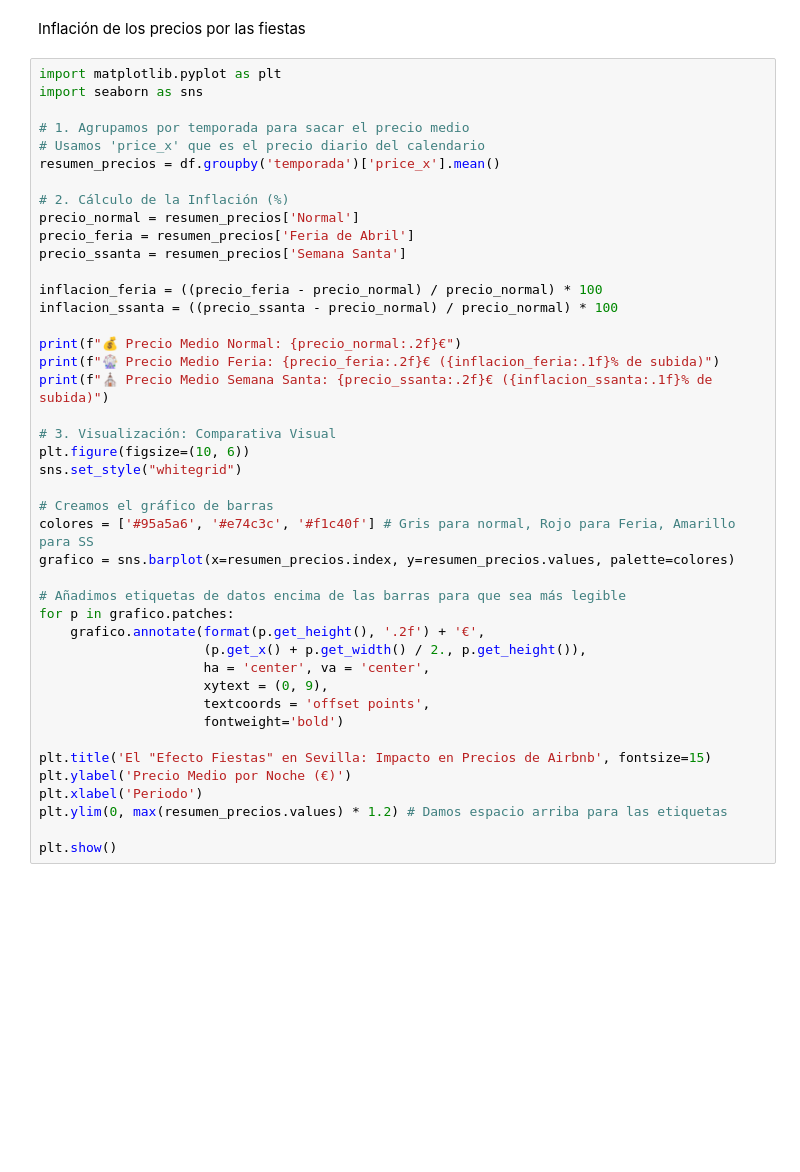
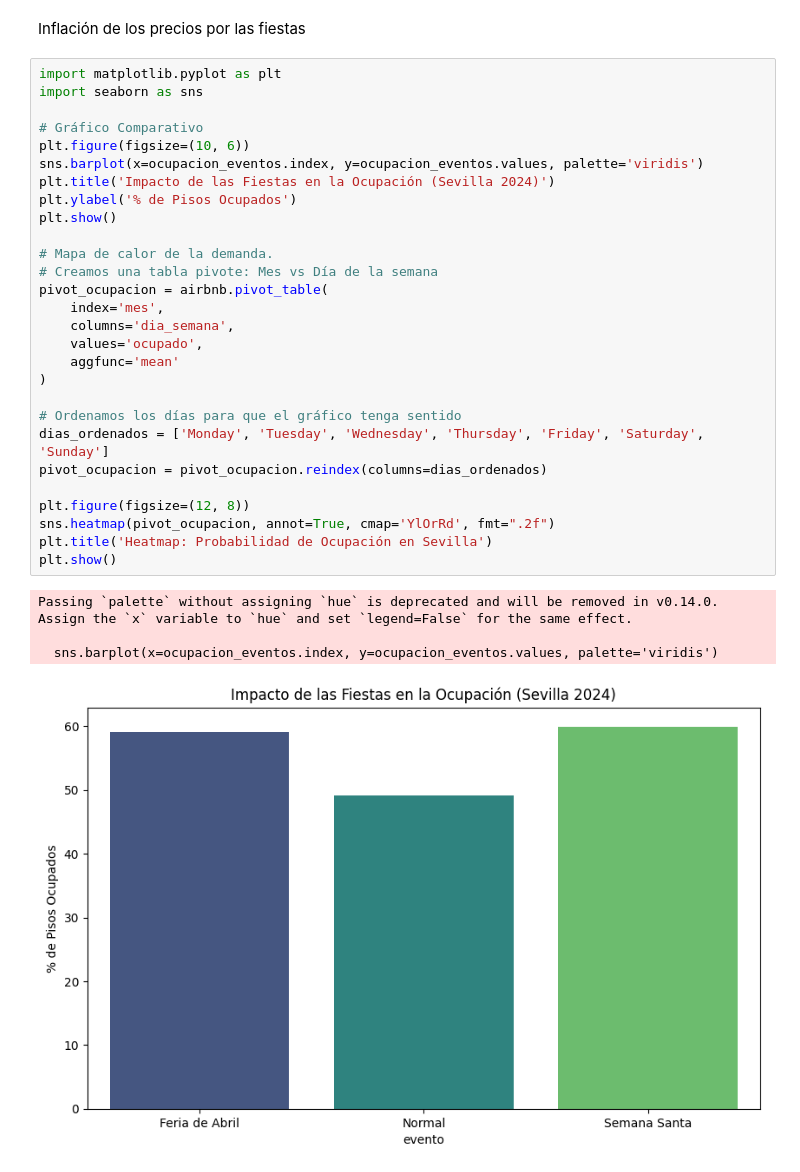
Before and after one commit to Curro14/Trabajo-Inteligencia-Artificial, a Jupyter notebook: notebooks/03_analisis_eventos.ipynb, the cells around one changed output. Drawn from its saved outputs; the diff is of its cells as text; blank space fills up the shorter version.

Commit message:
Finalizada ingeniería de fechas, ocupación y cruce con rentas INE

```diff
--- a/notebooks/03_analisis_eventos.ipynb
+++ b/notebooks/03_analisis_eventos.ipynb
@@ -47,43 +72,33 @@ Inflación de los precios por las fiestas
 # %%
 import matplotlib.pyplot as plt
 import seaborn as sns
 
-# 1. Agrupamos por temporada para sacar el precio medio
-# Usamos 'price_x' que es el precio diario del calendario
-resumen_precios = df.groupby('temporada')['price_x'].mean()
+# Gráfico Comparativo
+plt.figure(figsize=(10, 6))
+sns.barplot(x=ocupacion_eventos.index, y=ocupacion_eventos.values, palette='viridis')
+plt.title('Impacto de las Fiestas en la Ocupación (Sevilla 2024)')
+plt.ylabel('% de Pisos Ocupados')
+plt.show()
 
-# 2. Cálculo de la Inflación (%)
-precio_normal = resumen_precios['Normal']
-precio_feria = resumen_precios['Feria de Abril']
-precio_ssanta = resumen_precios['Semana Santa']
+# Mapa de calor de la demanda.
+# Creamos una tabla pivote: Mes vs Día de la semana
+pivot_ocupacion = airbnb.pivot_table(
+    index='mes',
+    columns='dia_semana',
+    values='ocupado',
+    aggfunc='mean'
+)
 
-inflacion_feria = ((precio_feria - precio_normal) / precio_normal) * 100
-inflacion_ssanta = ((precio_ssanta - precio_normal) / precio_normal) * 100
+# Ordenamos los días para que el gráfico tenga sentido
+dias_ordenados = ['Monday', 'Tuesday', 'Wednesday', 'Thursday', 'Friday', 'Saturday', 'Sunday']
+pivot_ocupacion = pivot_ocupacion.reindex(columns=dias_ordenados)
 
-print(f"💰 Precio Medio Normal: {precio_normal:.2f}€")
-print(f"🎡 Precio Medio Feria: {precio_feria:.2f}€ ({inflacion_feria:.1f}% de subida)")
-print(f"⛪ Precio Medio Semana Santa: {precio_ssanta:.2f}€ ({inflacion_ssanta:.1f}% de subida)")
-
-# 3. Visualización: Comparativa Visual
-plt.figure(figsize=(10, 6))
-sns.set_style("whitegrid")
-
-# Creamos el gráfico de barras
-colores = ['#95a5a6', '#e74c3c', '#f1c40f'] # Gris para normal, Rojo para Feria, Amarillo para SS
-grafico = sns.barplot(x=resumen_precios.index, y=resumen_precios.values, palette=colores)
-
-# Añadimos etiquetas de datos encima de las barras para que sea más legible
-for p in grafico.patches:
-    grafico.annotate(format(p.get_height(), '.2f') + '€',
-                     (p.get_x() + p.get_width() / 2., p.get_height()),
-                     ha = 'center', va = 'center',
-                     xytext = (0, 9),
-                     textcoords = 'offset points',
-                     fontweight='bold')
-
-plt.title('El "Efecto Fiestas" en Sevilla: Impacto en Precios de Airbnb', fontsize=15)
-plt.ylabel('Precio Medio por Noche (€)')
-plt.xlabel('Periodo')
-plt.ylim(0, max(resumen_precios.values) * 1.2) # Damos espacio arriba para las etiquetas
-
+plt.figure(figsize=(12, 8))
+sns.heatmap(pivot_ocupacion, annot=True, cmap='YlOrRd', fmt=".2f")
+plt.title('Heatmap: Probabilidad de Ocupación en Sevilla')
 plt.show()
+# %% [output]
+Passing `palette` without assigning `hue` is deprecated and will be removed in v0.14.0. Assign the `x` variable to `hue` and set `legend=False` for the same effect.
+
+  sns.barplot(x=ocupacion_eventos.index, y=ocupacion_eventos.values, palette='viridis')
+[figure, added]
```
Also changed, not shown: parts of 2 cells of this notebook, 3 other files.
